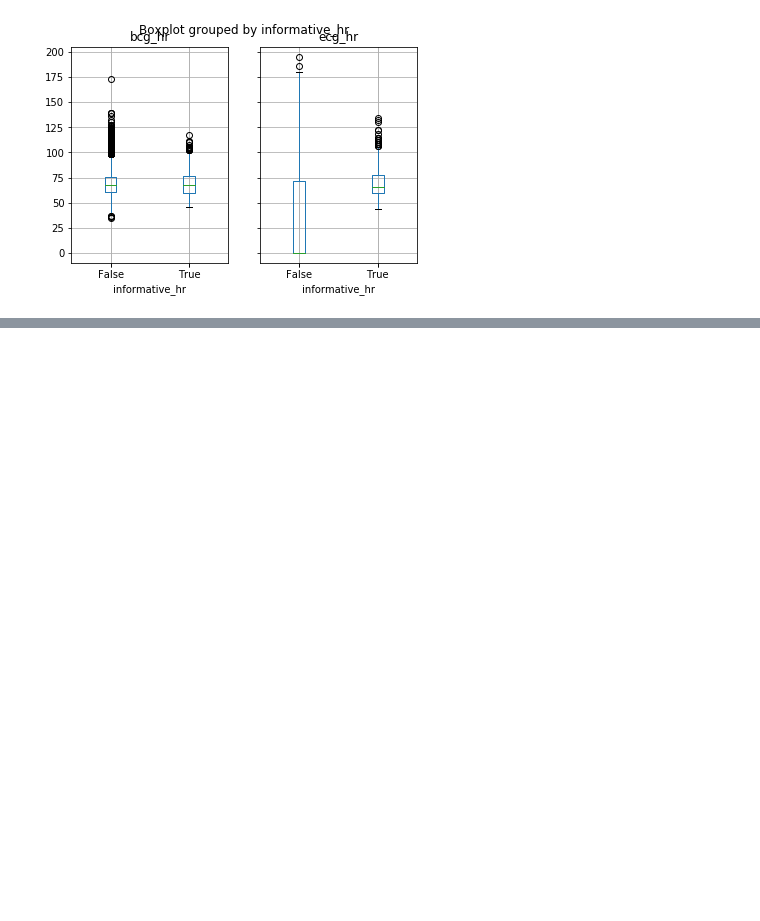
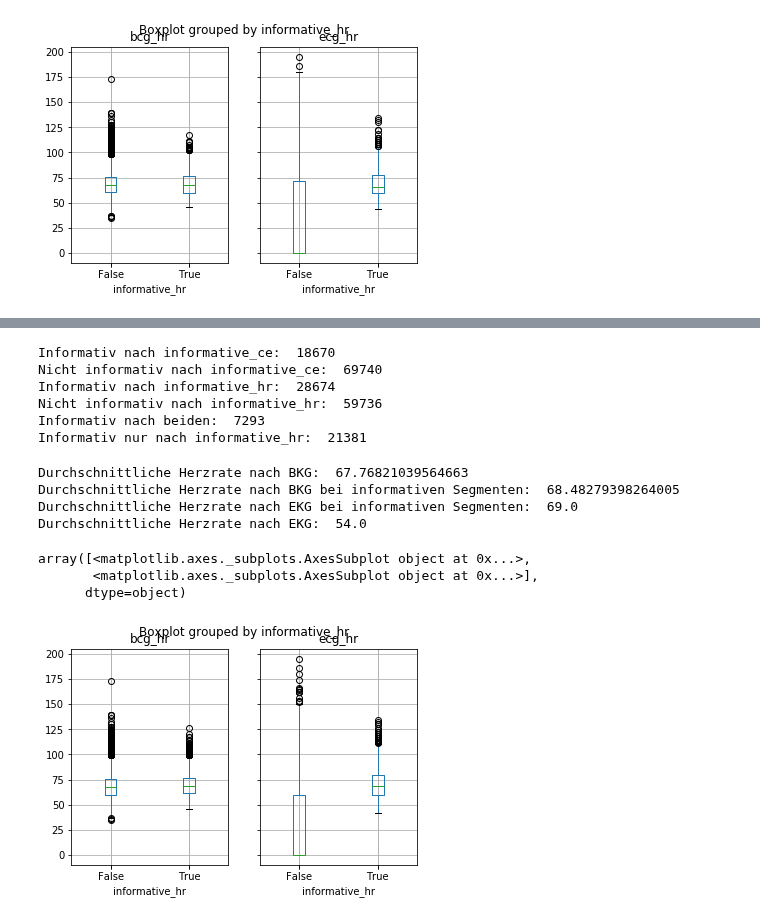
Before and after one commit to Zianor/Bachelorarbeit, a Jupyter notebook: Implementation/src/label_investigation.ipynb, the cells around one changed output, grey strips where cells are left out. Cells and saved outputs as stored; diff of their text form; code cells hidden in the pictures; blank space fills up the shorter version.

```diff
--- a/Implementation/src/label_investigation.ipynb
+++ b/Implementation/src/label_investigation.ipynb
@@ -66,0 +98,3 @@ array([<matplotlib.axes._subplots.AxesSubplot object at 0x...>,
+# %%
+data3 = load_data_as_dataframe(segment_length=10, overlap_amount=0, hr_threshold=20)
+data.head()
@@ -66,0 +108,23 @@ array([<matplotlib.axes._subplots.AxesSubplot object at 0x...>,
+# %%
+print_informative_stats(data3)
+# %% [output]
+Informativ nach informative_ce:  18670
+Nicht informativ nach informative_ce:  69740
+Informativ nach informative_hr:  28674
+Nicht informativ nach informative_hr:  59736
+Informativ nach beiden:  7293
+Informativ nur nach informative_hr:  21381
+# %%
+print_hr_stats(data3)
+# %% [output]
+Durchschnittliche Herzrate nach BKG:  67.76821039564663
+Durchschnittliche Herzrate nach BKG bei informativen Segmenten:  68.48279398264005
+Durchschnittliche Herzrate nach EKG bei informativen Segmenten:  69.0
+Durchschnittliche Herzrate nach EKG:  54.0
+# %%
+data3.boxplot(column=['bcg_hr', 'ecg_hr'],by='informative_hr')
+# %% [output]
+array([<matplotlib.axes._subplots.AxesSubplot object at 0x...>,
+       <matplotlib.axes._subplots.AxesSubplot object at 0x...>],
+      dtype=object)
+[figure, added]
```
Also changed, not shown: parts of 15 cells of this notebook.
